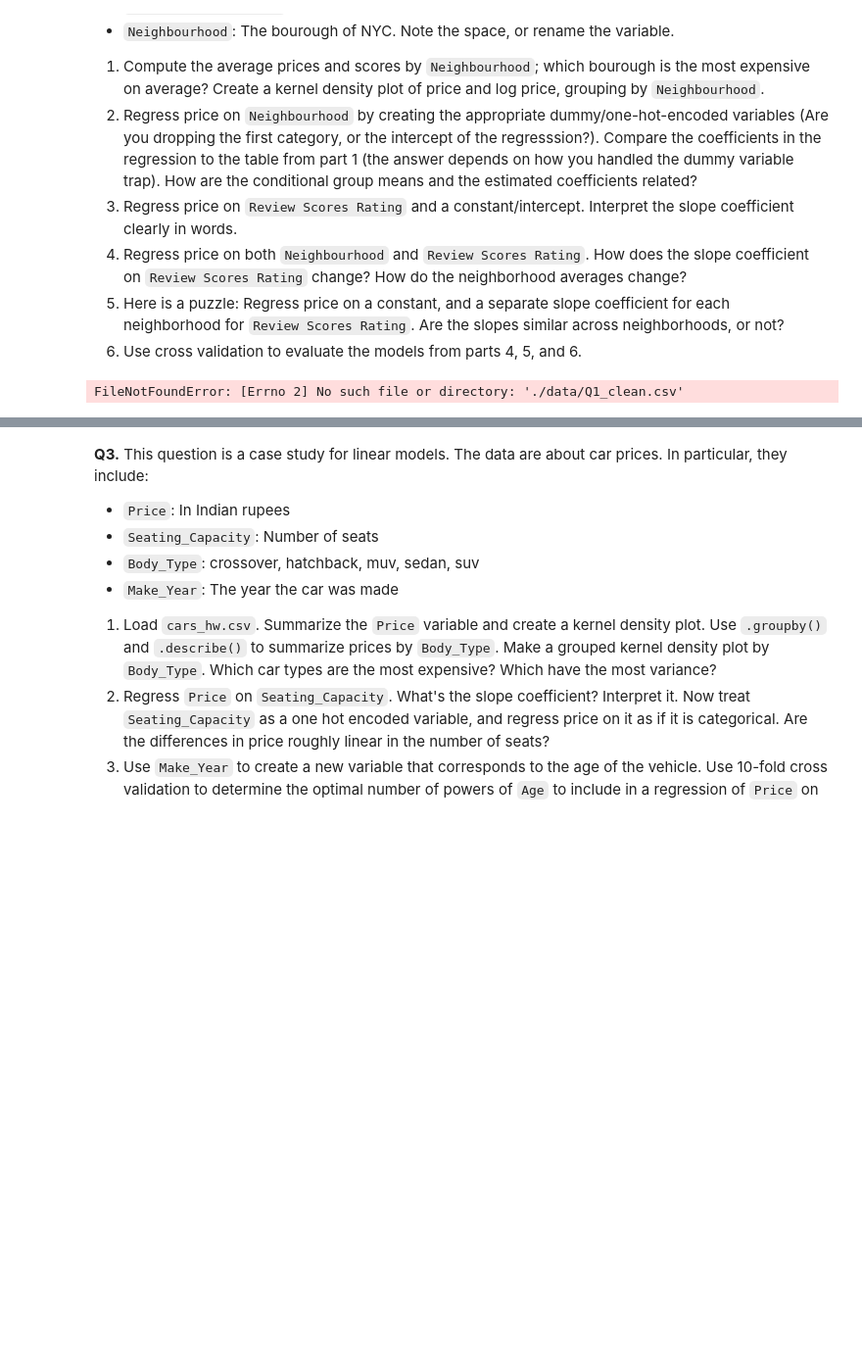
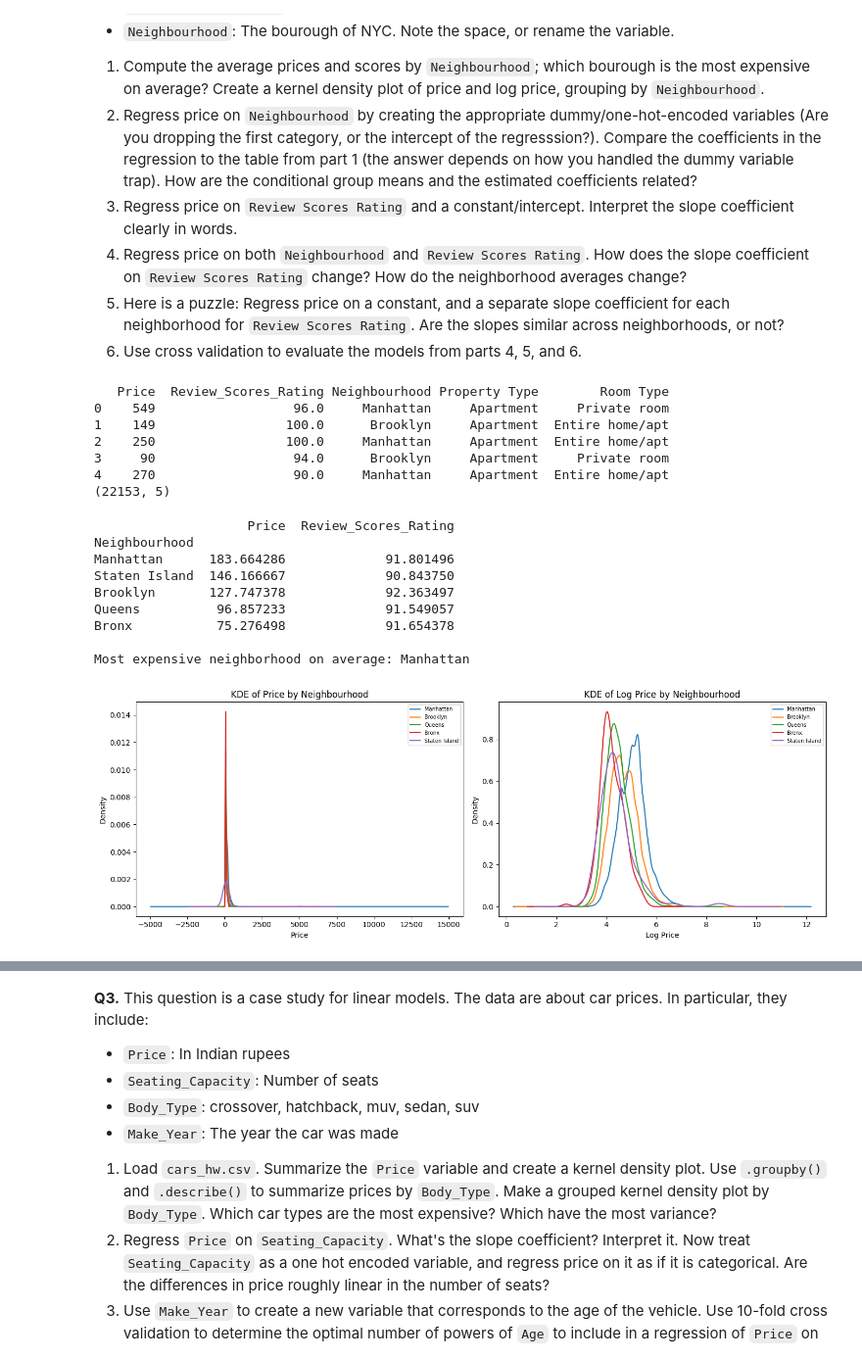
Before and after one commit to Alish-12/undergrad_ml_assignments, a Jupyter notebook: 03_assignment_linear_models.ipynb, the cells around one changed output, grey strips where cells are left out. Shown at 98% size. Saved outputs shown, nothing was run; the diff lists cells and outputs as text; code cells hidden in the pictures; blank space fills up the shorter version.

```diff
--- a/03_assignment_linear_models.ipynb
+++ b/03_assignment_linear_models.ipynb
@@ -47,12 +47,61 @@ Answer to Q9: Common choices are k = 5 or k = 10, as these provide a good bias-v
 import pandas as pd
 import matplotlib.pyplot as plt
 import numpy as np
+from sklearn.model_selection import cross_val_score
+from sklearn.linear_model import LinearRegression
+import warnings
 
-# Q2.1
-df = pd.read_csv('./data/Q1_clean.csv')
+df = pd.read_csv('./Q1_clean.csv')
 df = df.rename(columns={'Review Scores Rating': 'Review_Scores_Rating'})
+df.columns = df.columns.str.strip()
 
 print(df.head())
 print(df.shape)
 # %% [output]
-FileNotFoundError: [Errno 2] No such file or directory: './data/Q1_clean.csv'
+   Price  Review_Scores_Rating Neighbourhood Property Type        Room Type
+0    549                  96.0     Manhattan     Apartment     Private room
+1    149                 100.0      Brooklyn     Apartment  Entire home/apt
+2    250                 100.0     Manhattan     Apartment  Entire home/apt
+3     90                  94.0      Brooklyn     Apartment     Private room
+4    270                  90.0     Manhattan     Apartment  Entire home/apt
+(22153, 5)
+# %%
+# Q2.1
+avg_by_neighborhood = df.groupby('Neighbourhood')[['Price', 'Review_Scores_Rating']].mean().sort_values('Price', ascending=False)
+print(avg_by_neighborhood)
+print("\nMost expensive neighborhood on average:", avg_by_neighborhood['Price'].idxmax())
+
+fig, axes = plt.subplots(1, 2, figsize=(14, 5))
+
+for hood in df['Neighbourhood'].unique():
+    subset = df[df['Neighbourhood'] == hood]['Price']
+    subset.plot.kde(ax=axes[0], label=hood)
+
+axes[0].set_title('KDE of Price by Neighbourhood')
+axes[0].set_xlabel('Price')
+axes[0].legend(fontsize=7)
+
+df['Log_Price'] = np.log1p(df['Price'])
+for hood in df['Neighbourhood'].unique():
+    subset = df[df['Neighbourhood'] == hood]['Log_Price']
+    subset.plot.kde(ax=axes[1], label=hood)
+
+axes[1].set_title('KDE of Log Price by Neighbourhood')
+axes[1].set_xlabel('Log Price')
+axes[1].legend(fontsize=7)
+
+plt.tight_layout()
+plt.show()
+
+#Overall, the dataset shows that the most expensive neighborhood is Manhattan on average.
+# %% [output]
+                    Price  Review_Scores_Rating
+Neighbourhood
+Manhattan      183.664286             91.801496
+Staten Island  146.166667             90.843750
+Brooklyn       127.747378             92.363497
+Queens          96.857233             91.549057
+Bronx           75.276498             91.654378
+
+Most expensive neighborhood on average: Manhattan
+[figure, added]
```
Also changed, not shown: parts of 16 cells of this notebook.
